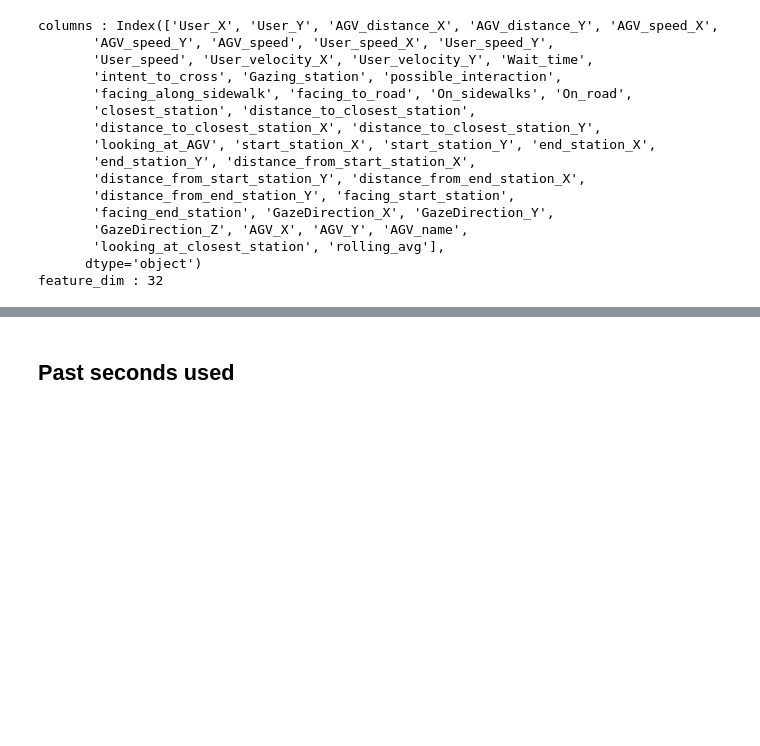
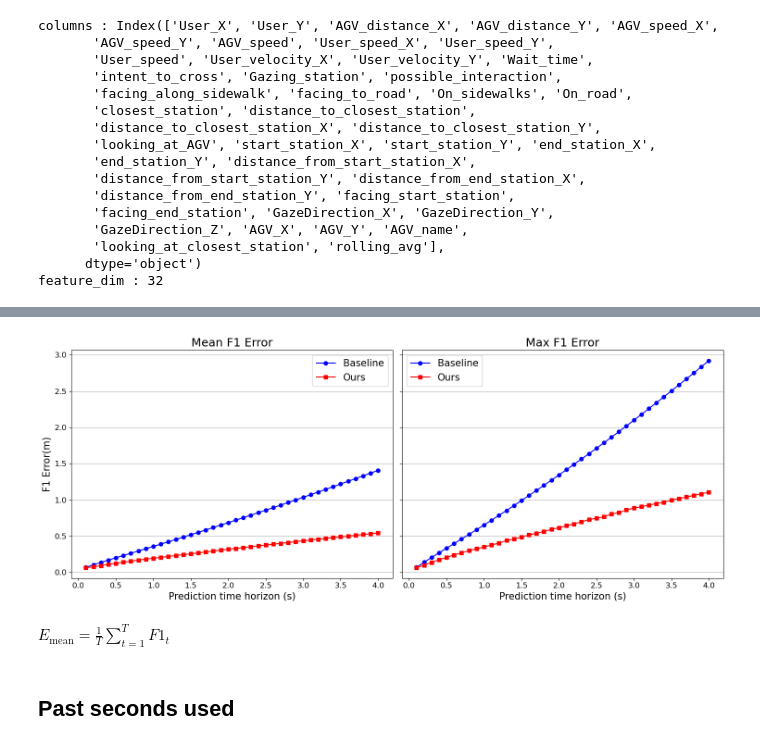
Before and after one commit to priest-yang/Pedestrian-Trajectory-Prediction, a Jupyter notebook: notebook/baseline_cvm.ipynb, the cells around one changed output, grey strips where cells are left out. Cells and saved outputs as stored; diff of their text form; code cells hidden in the pictures; blank space fills up the shorter version.

```diff
--- a/notebook/baseline_cvm.ipynb
+++ b/notebook/baseline_cvm.ipynb
@@ -175,3 +242,41 @@ plt.show()
+# %%
+baseline = pd.read_csv('../model/constant_velocity_model/result.csv')
+ours = pd.read_csv('../model/TFT_vqvae/Feb13_23-34-22/result.csv')
+
+# Create a figure with two subplots side by side
+fig, (ax1, ax2) = plt.subplots(1, 2, figsize=(15, 6), sharey=True)
+
+# Left subplot - Mean F1 errors
+ax1.plot(baseline["Second (s)"], baseline["mean"], marker="o", linestyle="-", label="Baseline", color='blue')
+ax1.plot(ours["Second (s)"], ours["mean"], marker="s", linestyle="-", label="Ours", color='red')
+ax1.set_xlabel("Prediction time horizon (s)", fontsize=15)
+ax1.set_ylabel("F1 Error(m)", fontsize=15)
+ax1.set_title("Mean F1 Error", fontsize=18)
+ax1.legend(fontsize=15)
+ax1.grid(True, axis='y')
+
+# Right subplot - Max F1 errors
+ax2.plot(baseline["Second (s)"], baseline["max"], marker="o", linestyle="-", label="Baseline", color='blue')
+ax2.plot(ours["Second (s)"], ours["max"], marker="s", linestyle="-", label="Ours", color='red')
+ax2.set_xlabel("Prediction time horizon (s)", fontsize=15)
+ax2.set_title("Max F1 Error", fontsize=18)
+ax2.legend(fontsize=15)
+ax2.grid(True, axis='y')
+
+#set x ticks fontsize
+# Set tick font sizes correctly
+ax1.tick_params(axis='x', labelsize=12)
+ax1.tick_params(axis='y', labelsize=12)
+ax2.tick_params(axis='x', labelsize=12)
+ax2.tick_params(axis='y', labelsize=12)
+
+plt.tight_layout()
+plt.savefig('../figure/comparison_of_trajectory_prediction_results.png', dpi=300)
+plt.show()
+# %% [output]
+[figure, added]
+# %% [markdown]
+$ E_{\text{mean}} = \frac{1}{T} \sum_{t=1}^{T} F1_t $
 # %% [markdown]
 ## Past seconds used
 # %%
```
Also changed, not shown: parts of 7 cells of this notebook, 1 other file.
